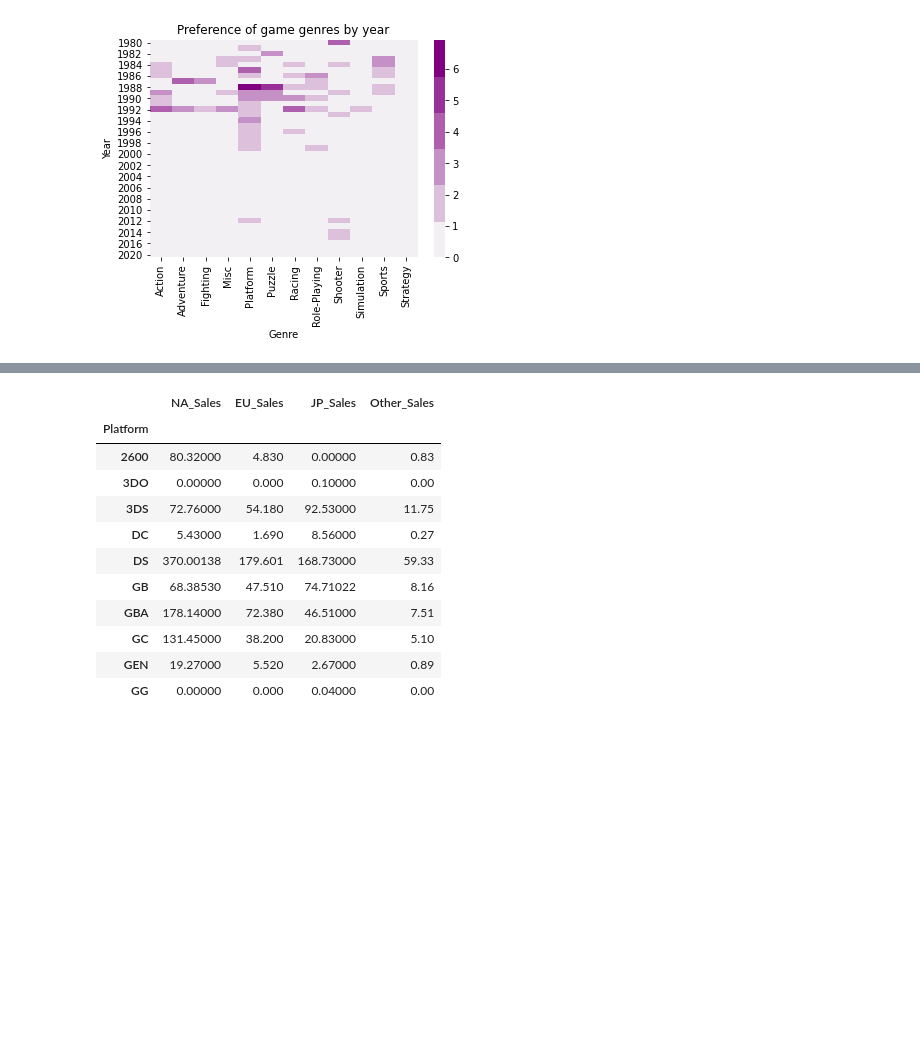
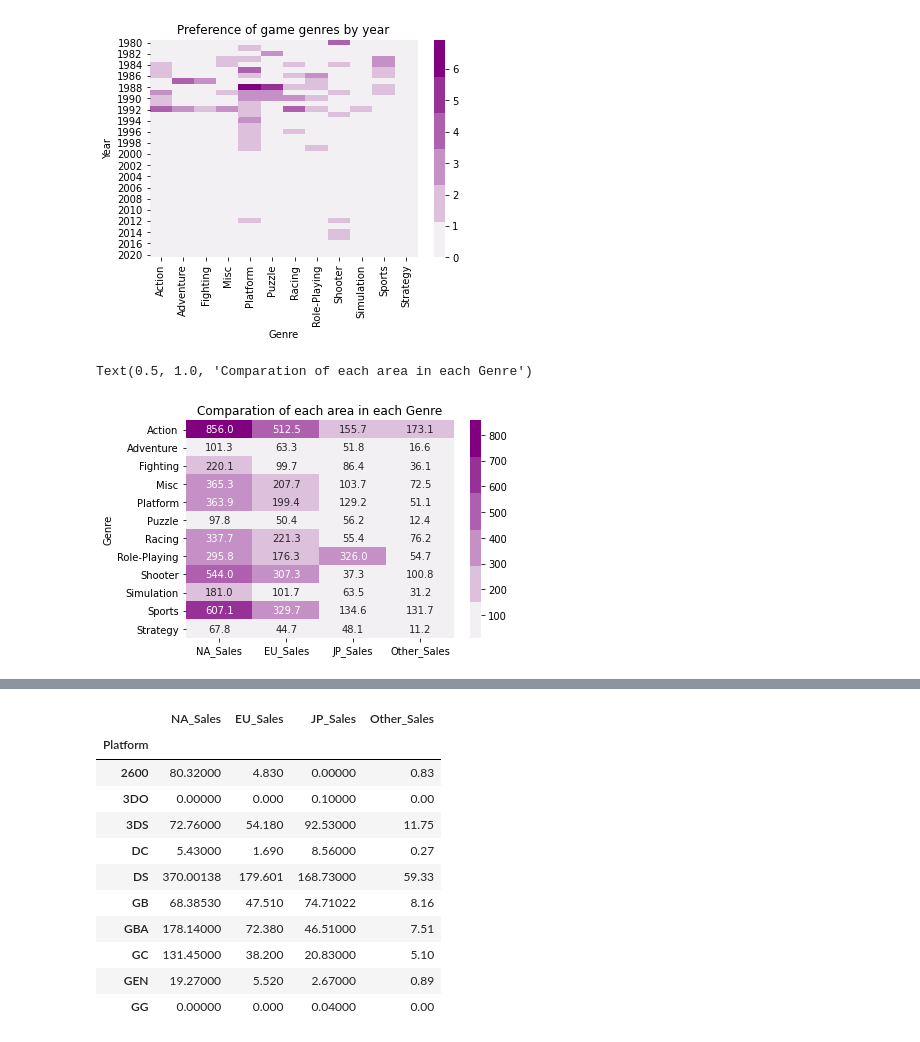
Before and after one commit to threegenie/vgames_project, a Jupyter notebook: game_data.ipynb, the cells around one changed output, grey strips where cells are left out. Drawn from its saved outputs; the diff is of its cells as text; code cells hidden in the pictures; blank space fills up the shorter version.

```diff
--- a/game_data.ipynb
+++ b/game_data.ipynb
@@ -246,3 +246,17 @@ ax.set_title('Preference of game genres by year')
 # %% [output]
 Text(0.5, 1.0, 'Preference of game genres by year')
 [figure]
+# %%
+#지역별 장르 선호도 - 총 매출
+df['Global_Sales']= year_genre1.sum(axis=1)
+GenreGroup = df.groupby(['Genre']).sum().loc[:, 'NA_Sales':'Global_Sales']
+GenreGroup['NA_Sales%'] = GenreGroup['NA_Sales']/GenreGroup['Global_Sales']
+GenreGroup['EU_Sales%'] = GenreGroup['EU_Sales']/GenreGroup['Global_Sales']
+GenreGroup['JP_Sales%'] = GenreGroup['JP_Sales']/GenreGroup['Global_Sales']
+GenreGroup['Other_Sales%'] = GenreGroup['Other_Sales']/GenreGroup['Global_Sales']
+
+sns.heatmap(GenreGroup.loc[:, 'NA_Sales':'Other_Sales'], annot=True, fmt = '.1f',cmap=cmap)
+plt.title("Comparation of each area in each Genre")
+# %% [output]
+Text(0.5, 1.0, 'Comparation of each area in each Genre')
+[figure, added]
```
Also changed, not shown: parts of 4 cells of this notebook.
